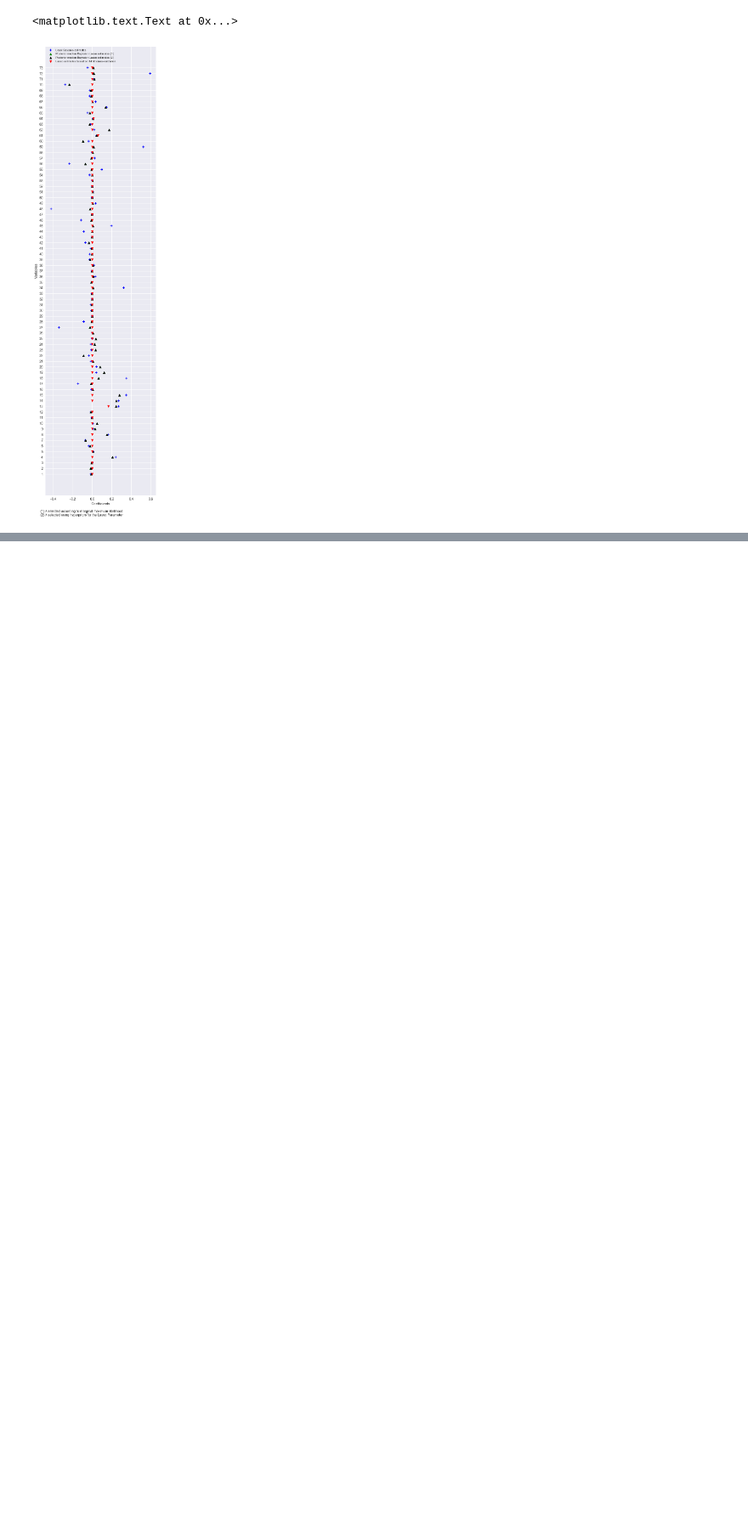
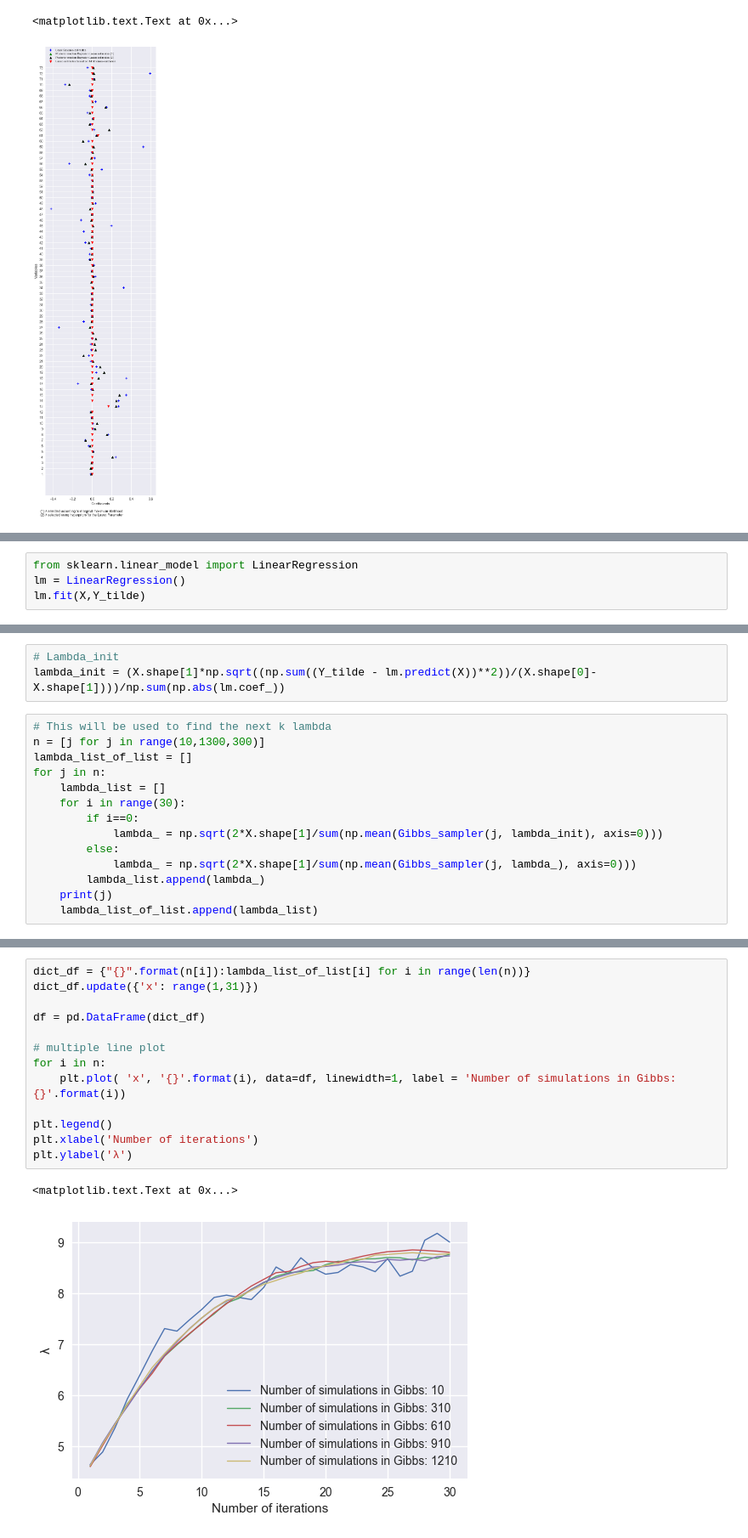
Before and after one commit to mathislinger/Bayesian_Lasso, a Jupyter notebook: code.ipynb, the cells around one changed output, grey strips where cells are left out. Shown at 85% size. Saved outputs shown, nothing was run; the diff lists cells and outputs as text; blank space fills up the shorter version.

```diff
--- a/code.ipynb
+++ b/code.ipynb
@@ -464,0 +522,4 @@ plt.figtext(0.09, 0.09, "(1) λ selected according to marginal maximum likelihoo
+# %%
+from sklearn.linear_model import LinearRegression
+lm = LinearRegression()
+lm.fit(X,Y_tilde)
@@ -464,0 +528,17 @@ plt.figtext(0.09, 0.09, "(1) λ selected according to marginal maximum likelihoo
+# %%
+# Lambda_init
+lambda_init = (X.shape[1]*np.sqrt((np.sum((Y_tilde - lm.predict(X))**2))/(X.shape[0]-X.shape[1])))/np.sum(np.abs(lm.coef_))
+# %%
+# This will be used to find the next k lambda
+n = [j for j in range(10,1300,300)]
+lambda_list_of_list = []
+for j in n:
+    lambda_list = []
+    for i in range(30):
+        if i==0:
+            lambda_ = np.sqrt(2*X.shape[1]/sum(np.mean(Gibbs_sampler(j, lambda_init), axis=0)))
+        else:
+            lambda_ = np.sqrt(2*X.shape[1]/sum(np.mean(Gibbs_sampler(j, lambda_), axis=0)))
+        lambda_list.append(lambda_)
+    print(j)
+    lambda_list_of_list.append(lambda_list)
@@ -464,0 +551,16 @@ plt.figtext(0.09, 0.09, "(1) λ selected according to marginal maximum likelihoo
+# %%
+dict_df = {"{}".format(n[i]):lambda_list_of_list[i] for i in range(len(n))}
+dict_df.update({'x': range(1,31)})
+
+df = pd.DataFrame(dict_df)
+
+# multiple line plot
+for i in n:
+    plt.plot( 'x', '{}'.format(i), data=df, linewidth=1, label = 'Number of simulations in Gibbs: {}'.format(i))
+
+plt.legend()
+plt.xlabel('Number of iterations')
+plt.ylabel('λ')
+# %% [output]
+<matplotlib.text.Text at 0x...>
+[figure, added]
```
Also changed, not shown: parts of 36 cells of this notebook.
